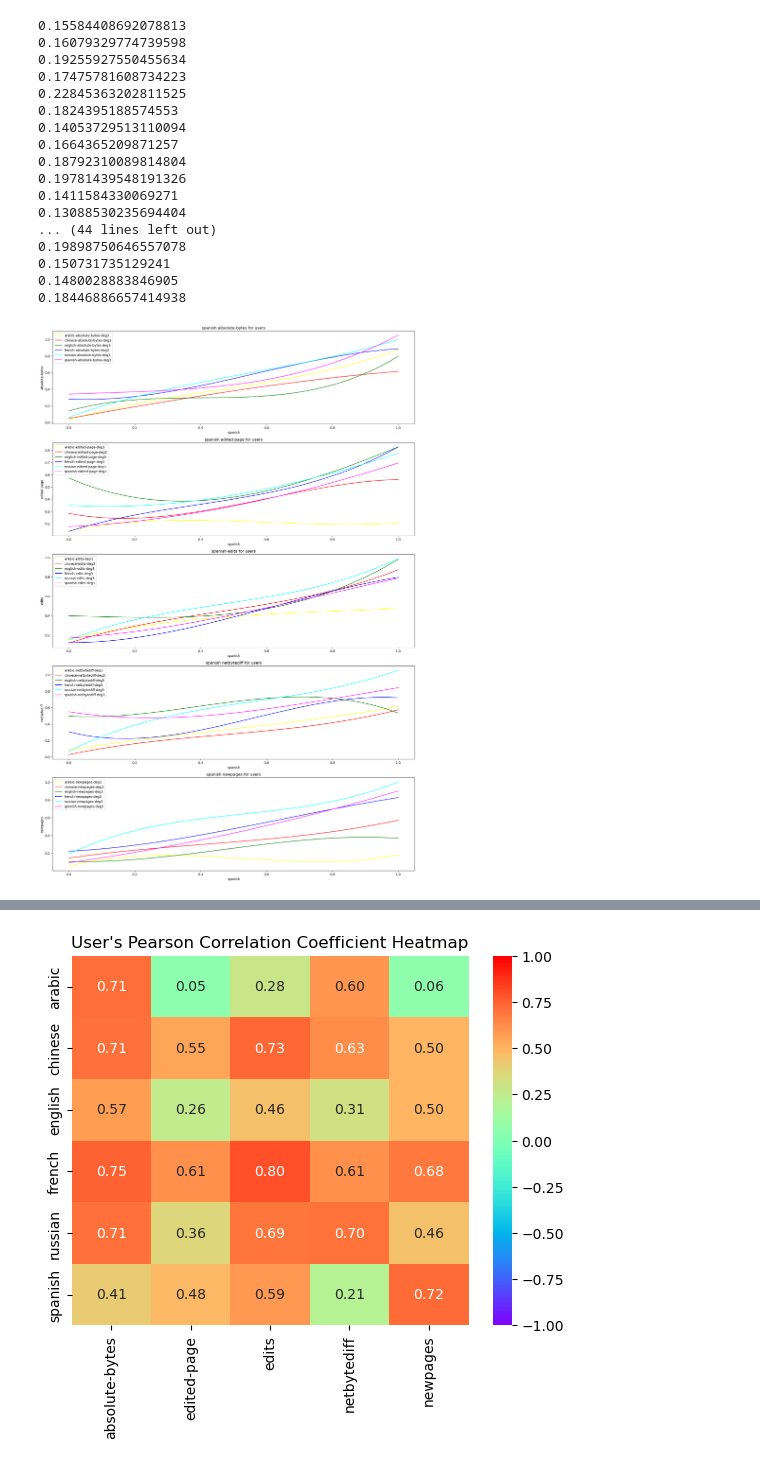
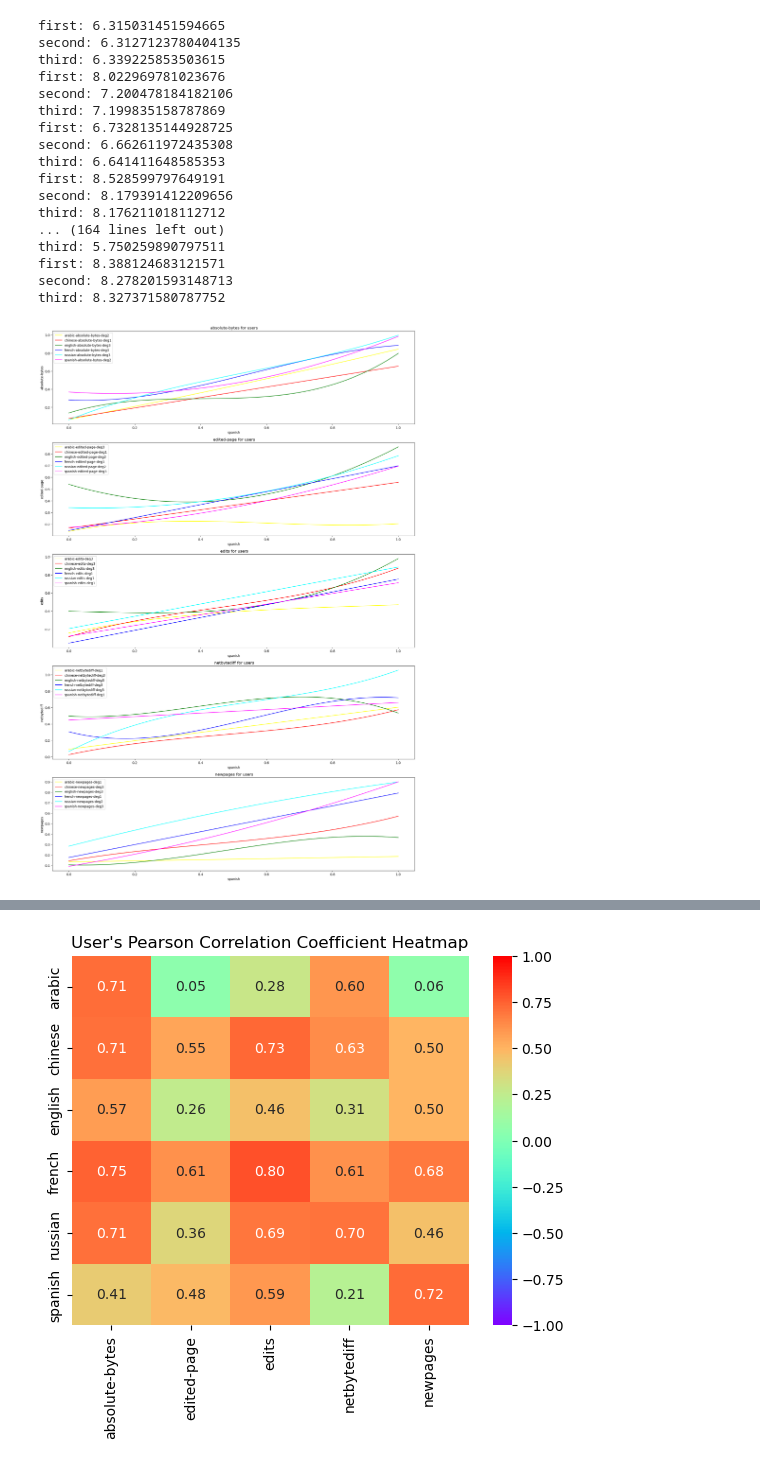
Before and after one commit to aryas0ng/wikipedia-analysis, a Jupyter notebook: plot.ipynb, the cells around one changed output, grey strips where cells are left out. Saved outputs shown, nothing was run; the diff lists cells and outputs as text; code cells hidden in the pictures.

Commit message:
regression not 3

```diff
--- a/plot.ipynb
+++ b/plot.ipynb
@@ -24,7 +24,7 @@ for lan in languages:
     user_dataset.append(user_lan_dataset)
     anon_dataset.append(anon_lan_dataset)
 # %%
-def regression(metric, x, y, axs, i, j):
+def regression(metric, x, y, axs, i, j, user):
     colors = ['red', 'green', 'blue', 'cyan', 'magenta', 'yellow']
 
     user_editors_normalized = (x - np.min(x)) / np.ptp(x)
@@ -35,7 +35,8 @@ def regression(metric, x, y, axs, i, j):
     m = coefficients[0]
     b = coefficients[1]
     predicted_y = m * user_editors_normalized + b
-    residuals = predicted_y - metric_user_values_normalized
+    residuals = np.abs(predicted_y - metric_user_values_normalized)
+    print("first: " + str(np.sum(residuals)))
     rmse1 = np.sqrt(np.mean(residuals**2))
 
     # Quardratic regression
@@ -44,8 +45,9 @@ def regression(metric, x, y, axs, i, j):
     b2 = coefficients2[1]
     c2 = coefficients2[2]
     predicted_y = a2 * user_editors_normalized ** 2 + b2 * user_editors_normalized + c2
-    residuals = predicted_y - metric_user_values_normalized
-    rmse2 = np.sqrt(np.mean(residuals**2))
+    residuals2 = np.abs(predicted_y - metric_user_values_normalized)
+    print("second: " + str(np.sum(residuals2)))
+    rmse2 = np.sqrt(np.mean(residuals2**2))
 
     # 3rd degree
     coefficients3 = np.polyfit(user_editors_normalized, metric_user_values_normalized, 3)
@@ -54,25 +56,28 @@ def regression(metric, x, y, axs, i, j):
     c3 = coefficients3[2]
     d3 = coefficients3[3]
     predicted_y = a3 * user_editors_normalized ** 3 + b3 * user_editors_normalized ** 2 + c3 * user_editors_normalized + d3
-    residuals = predicted_y - metric_user_values_normalized
-    rmse3 = np.sqrt(np.mean(residuals**2))
+    residuals3 = np.abs(predicted_y - metric_user_values_normalized)
+    print("third: " + str(np.sum(residuals3)))
+    rmse3 = np.sqrt(np.mean(residuals3**2))
 
     x_values = np.linspace(min(user_editors_normalized), max(user_editors_normalized), 58)
-    if (rmse1 == min(rmse1, rmse2, rmse3)):
-        print(rmse1)
+    # if (rmse1 == min(rmse1, rmse2, rmse3)):
+    if (np.sum(residuals) == min(np.sum(residuals), np.sum(residuals2), np.sum(residuals3))):
+        # print(rmse1)
         y_values = np.polyval(coefficients, x_values)
         axs[j-1].plot(x_values, y_values, color=colors[i-1], label=lan + "-" + metric + "-deg1")
-    elif (rmse2 == min(rmse1, rmse2, rmse3)):
-        print(rmse2)
+    # elif (rmse2 == min(rmse1, rmse2, rmse3)):
+    elif (np.sum(residuals2) == min(np.sum(residuals), np.sum(residuals2), np.sum(residuals3))):
+        # print(rmse2)
         y_values = np.polyval(coefficients2, x_values)
         axs[j-1].plot(x_values, y_values, color=colors[i-1], label=lan + "-" + metric + "-deg2")
     else:
-        print(rmse3)
+        # print(rmse3)
         y_values = np.polyval(coefficients3, x_values)
         axs[j-1].plot(x_values, y_values, color=colors[i-1], label=lan + "-" + metric + "-deg3")
 
     axs[j-1].legend()
-    axs[j-1].set_title(lan + " " + metric + " for users")
+    axs[j-1].set_title(" " + metric + " for " + user)
     axs[j-1].set_xlabel(lan)
     axs[j-1].set_ylabel(metric)
 # %%
@@ -98,56 +103,56 @@ for i in range(len(user_dataset)):
         metric_anon_values = anon_lan_dataset[j]
 
         # plt.scatter(user_editors, metric_user_values, color='blue', marker='o')
-        regression(metric, user_editors, metric_user_values, axs, i, j)
+        regression(metric, user_editors, metric_user_values, axs, i, j, "users")
 
-        regression(metric, user_editors, metric_anon_values, axs1, i, j)
+        regression(metric, user_editors, metric_anon_values, axs1, i, j, "anon")
 
         correlation_user, p_value_user = pearsonr(user_editors, metric_user_values)
         pcc_user.append(correlation_user)
         pp_user.append(p_value_user)
 
         correlation_anon, p_value_anon = pearsonr(anon_editors, metric_anon_values)
         pcc_anon.append(correlation_anon)
         pp_anon.append(p_value_anon)
 
 fig.savefig('graphs/regression-user.png')
 fig1.savefig('graphs/regression-anon.png')
 
     # csv_file = 'stats/pearson-cc-user.csv'
     # with open(csv_file, 'a', newline='') as file:
     #     writer = csv.writer(file)
     #     writer.writerow(pcc_user)
 
     # csv_file = 'stats/pearson-p-user.csv'
     # with open(csv_file, 'a', newline='') as file:
     #     writer = csv.writer(file)
     #     writer.writerow(pp_user)
 
     # csv_file = 'stats/pearson-cc-anon.csv'
     # with open(csv_file, 'a', newline='') as file:
     #     writer = csv.writer(file)
     #     writer.writerow(pcc_anon)
 
     # csv_file = 'stats/pearson-p-anon.csv'
     # with open(csv_file, 'a', newline='') as file:
     #     writer = csv.writer(file)
     #     writer.writerow(pp_anon)
 # %% [output]
-0.15584408692078813
-0.16079329774739598
-0.19255927550455634
-0.17475781608734223
-0.22845363202811525
-0.1824395188574553
-0.14053729513110094
-0.1664365209871257
-0.18792310089814804
-0.19781439548191326
-0.1411584330069271
-0.13088530235694404
-... (44 lines left out)
-0.19898750646557078
-0.150731735129241
-0.1480028883846905
-0.18446886657414938
+first: 6.315031451594665
+second: 6.3127123780404135
+third: 6.339225853503615
+first: 8.022969781023676
+second: 7.200478184182106
+third: 7.199835158787869
+first: 6.7328135144928725
+second: 6.662611972435308
+third: 6.641411648585353
+first: 8.528599797649191
+second: 8.179391412209656
+third: 8.176211018112712
+... (164 lines left out)
+third: 5.750259890797511
+first: 8.388124683121571
+second: 8.278201593148713
+third: 8.327371580787752
-[figure, old version]
+[figure, new version]
```
Also changed, not shown: parts of 4 cells of this notebook, 5 other files.
